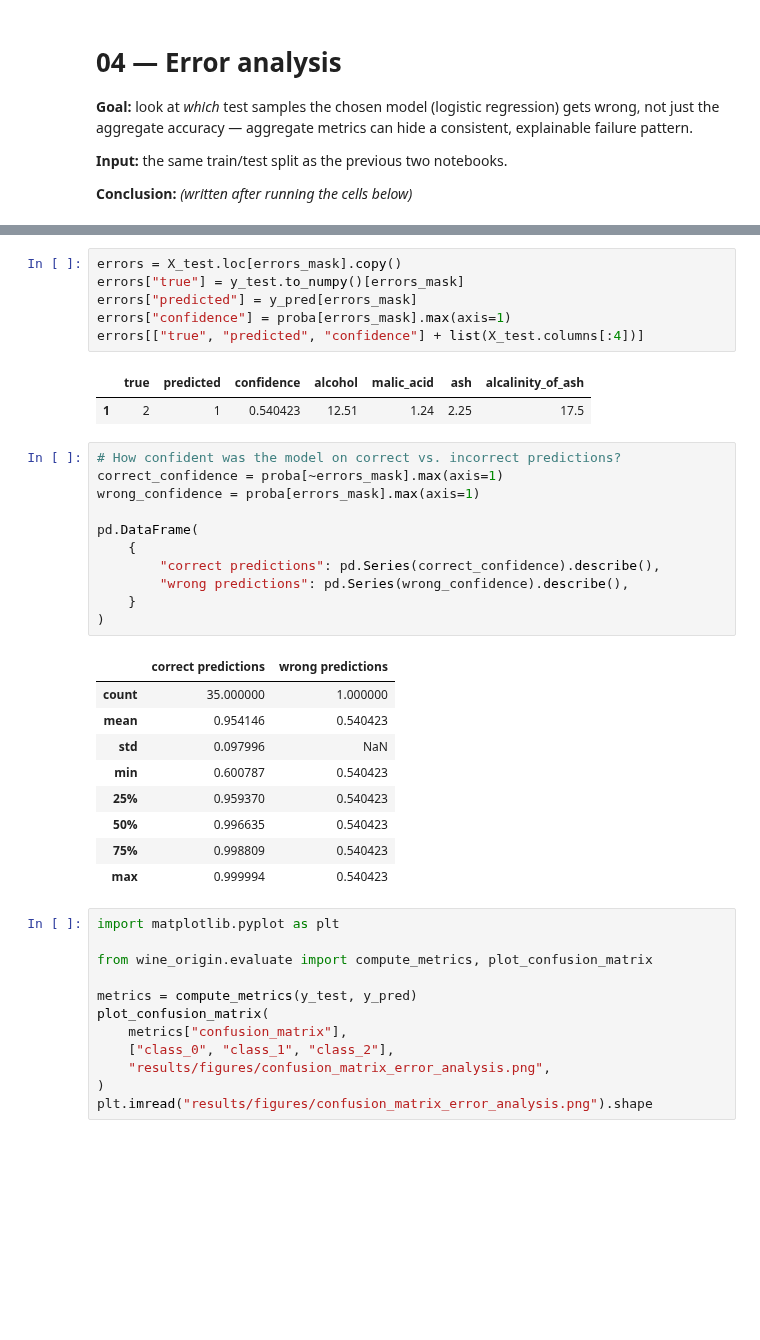
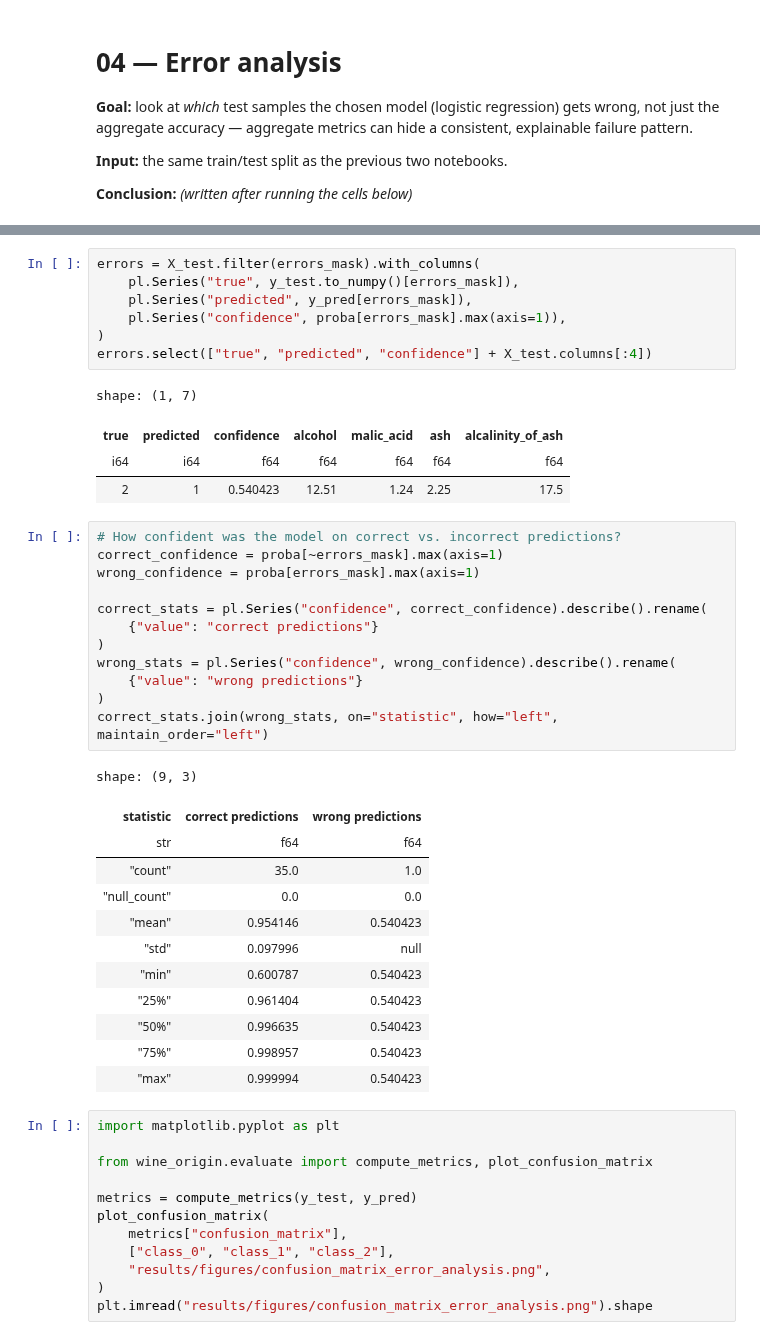
Before and after one commit to draklowell/active-belief-world-model, a Jupyter notebook: notebooks/04-error-analysis.ipynb, the cells around one changed output, grey strips where cells are left out. Drawn from its saved outputs; the diff is of its cells as text; blank space fills up the shorter version.

```diff
--- a/notebooks/04-error-analysis.ipynb
+++ b/notebooks/04-error-analysis.ipynb
@@ -63,35 +63,42 @@ int(errors_mask.sum()), len(y_test)
 # %% [output]
 (1, 36)
 # %%
-errors = X_test.loc[errors_mask].copy()
-errors["true"] = y_test.to_numpy()[errors_mask]
-errors["predicted"] = y_pred[errors_mask]
-errors["confidence"] = proba[errors_mask].max(axis=1)
-errors[["true", "predicted", "confidence"] + list(X_test.columns[:4])]
+errors = X_test.filter(errors_mask).with_columns(
+    pl.Series("true", y_test.to_numpy()[errors_mask]),
+    pl.Series("predicted", y_pred[errors_mask]),
+    pl.Series("confidence", proba[errors_mask].max(axis=1)),
+)
+errors.select(["true", "predicted", "confidence"] + X_test.columns[:4])
 # %% [output]
+shape: (1, 7)
-|  | true | predicted | confidence | alcohol | malic_acid | ash | alcalinity_of_ash |
-| 1 | 2 | 1 | 0.540423 | 12.51 | 1.24 | 2.25 | 17.5 |
+| true | predicted | confidence | alcohol | malic_acid | ash | alcalinity_of_ash |
+| i64 | i64 | f64 | f64 | f64 | f64 | f64 |
+| 2 | 1 | 0.540423 | 12.51 | 1.24 | 2.25 | 17.5 |
 # %%
 # How confident was the model on correct vs. incorrect predictions?
 correct_confidence = proba[~errors_mask].max(axis=1)
 wrong_confidence = proba[errors_mask].max(axis=1)
 
-pd.DataFrame(
-    {
-        "correct predictions": pd.Series(correct_confidence).describe(),
-        "wrong predictions": pd.Series(wrong_confidence).describe(),
-    }
+correct_stats = pl.Series("confidence", correct_confidence).describe().rename(
+    {"value": "correct predictions"}
 )
+wrong_stats = pl.Series("confidence", wrong_confidence).describe().rename(
+    {"value": "wrong predictions"}
+)
+correct_stats.join(wrong_stats, on="statistic", how="left", maintain_order="left")
 # %% [output]
+shape: (9, 3)
-|  | correct predictions | wrong predictions |
-| count | 35.000000 | 1.000000 |
-| mean | 0.954146 | 0.540423 |
-| std | 0.097996 | NaN |
-| min | 0.600787 | 0.540423 |
-| 25% | 0.959370 | 0.540423 |
-| 50% | 0.996635 | 0.540423 |
-| 75% | 0.998809 | 0.540423 |
-| max | 0.999994 | 0.540423 |
+| statistic | correct predictions | wrong predictions |
+| str | f64 | f64 |
+| "count" | 35.0 | 1.0 |
+| "null_count" | 0.0 | 0.0 |
+| "mean" | 0.954146 | 0.540423 |
+| "std" | 0.097996 | null |
+| "min" | 0.600787 | 0.540423 |
+| "25%" | 0.961404 | 0.540423 |
+| "50%" | 0.996635 | 0.540423 |
+| "75%" | 0.998957 | 0.540423 |
+| "max" | 0.999994 | 0.540423 |
 # %%
 import matplotlib.pyplot as plt
 
```
Also changed, not shown: parts of 3 cells of this notebook, 27 other files.
